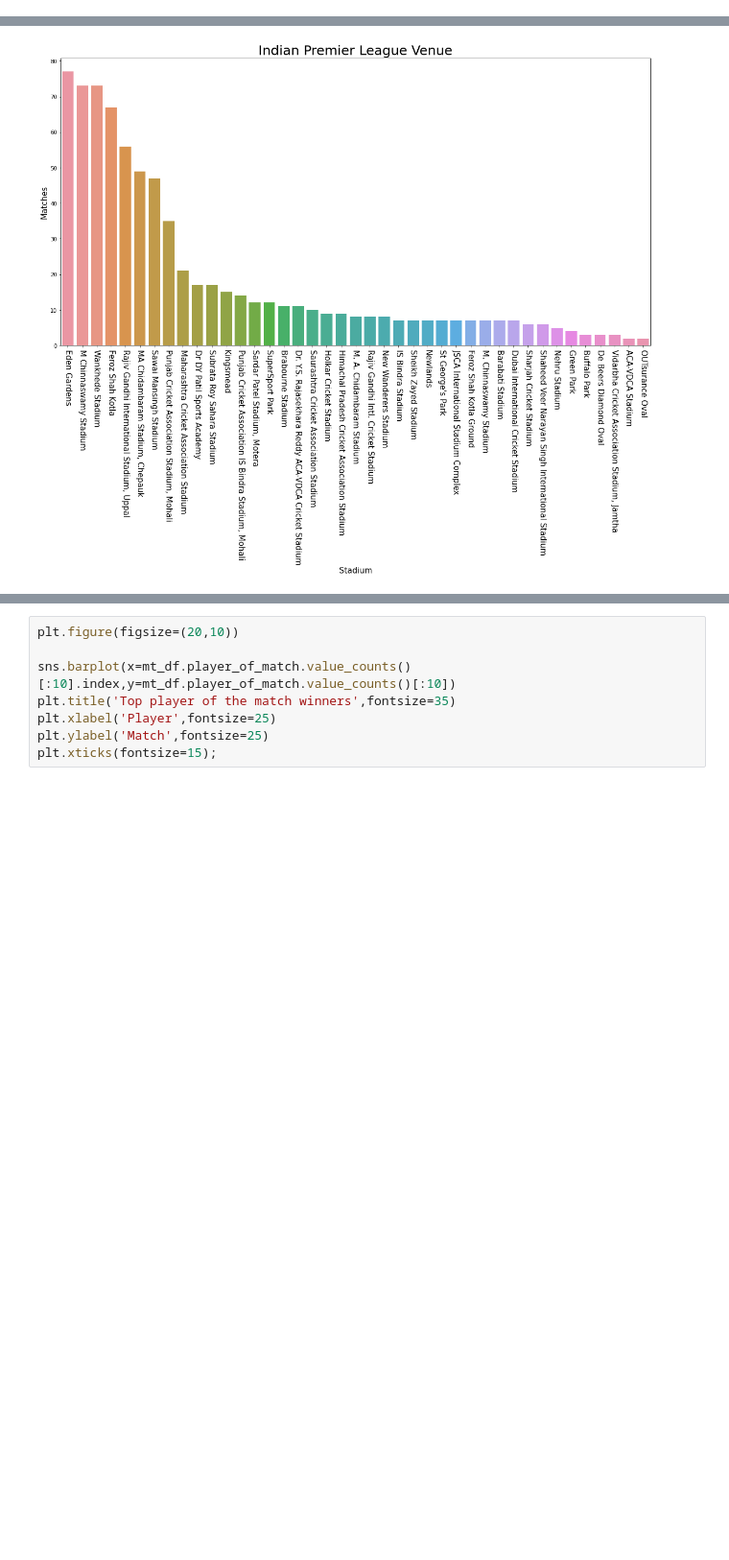
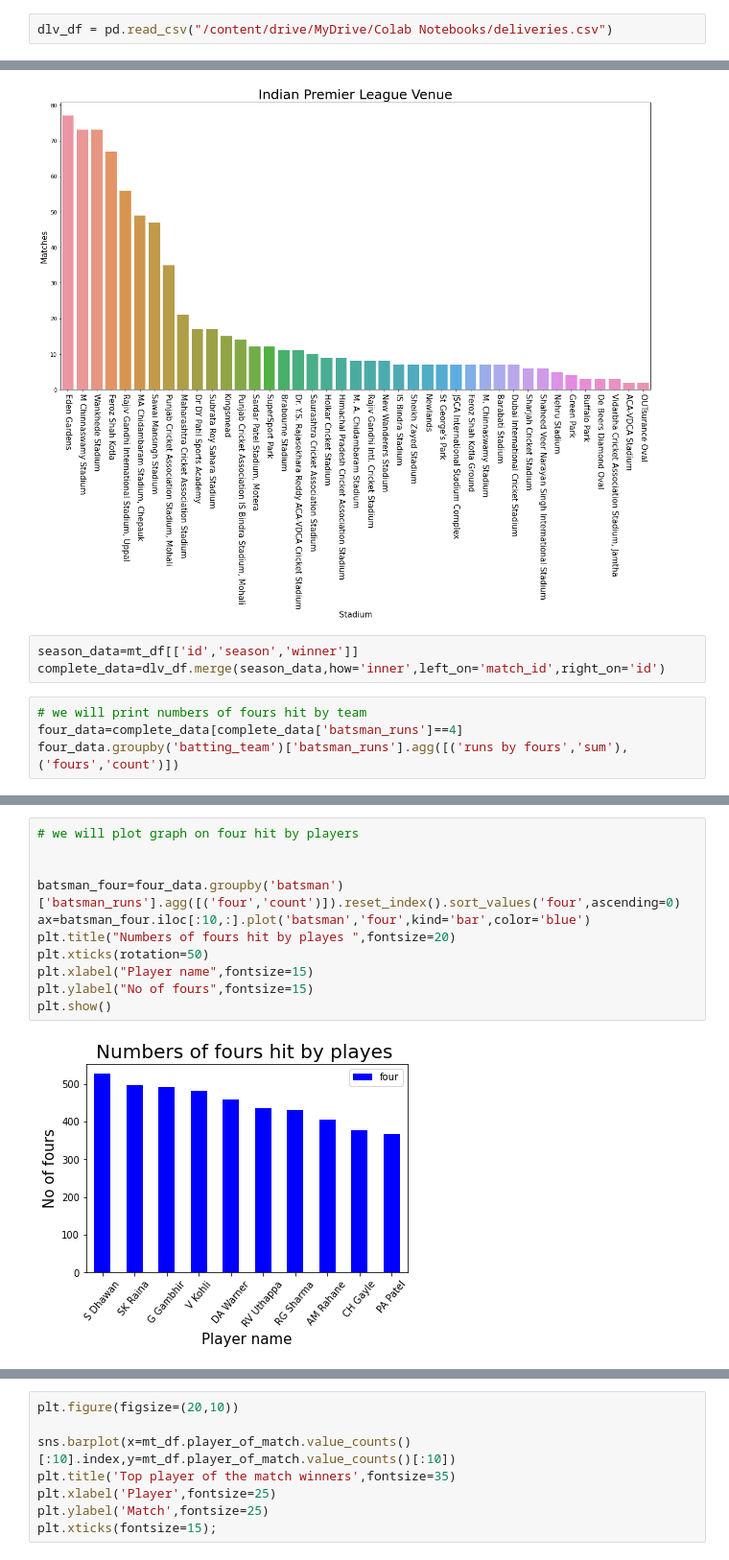
Before and after one commit to abhijeetraj22/TSF-GRIP_Tasks, a Jupyter notebook: TSF_Task_5.ipynb, the cells around one changed output, grey strips where cells are left out. Shown at 96% size. Drawn from its saved outputs; the diff is of its cells as text; blank space fills up the shorter version.

```diff
--- a/TSF_Task_5.ipynb
+++ b/TSF_Task_5.ipynb
@@ -34,6 +34,8 @@ import seaborn as sns
 ##STEP 2 - Importing the Dataset
 # %%
 mt_df=pd.read_csv('/content/drive/MyDrive/Colab Notebooks/matches.csv')
+# %%
+dlv_df = pd.read_csv("/content/drive/MyDrive/Colab Notebooks/deliveries.csv")
 # %%
 #first five rows of dataset
 mt_df.head()
@@ -186,3 +271,10 @@ plt.ylabel('Matches',fontsize=15)
 plt.xticks(rotation=-90,fontsize=15);
 # %% [output]
 [figure]
+# %%
+season_data=mt_df[['id','season','winner']]
+complete_data=dlv_df.merge(season_data,how='inner',left_on='match_id',right_on='id')
+# %%
+# we will print numbers of fours hit by team
+four_data=complete_data[complete_data['batsman_runs']==4]
+four_data.groupby('batting_team')['batsman_runs'].agg([('runs by fours','sum'),('fours','count')])
@@ -188,0 +353,13 @@ plt.xticks(rotation=-90,fontsize=15);
+# %%
+# we will plot graph on four hit by players
+
+
+batsman_four=four_data.groupby('batsman')['batsman_runs'].agg([('four','count')]).reset_index().sort_values('four',ascending=0)
+ax=batsman_four.iloc[:10,:].plot('batsman','four',kind='bar',color='blue')
+plt.title("Numbers of fours hit by playes ",fontsize=20)
+plt.xticks(rotation=50)
+plt.xlabel("Player name",fontsize=15)
+plt.ylabel("No of fours",fontsize=15)
+plt.show()
+# %% [output]
+[figure, added]
```
Also changed, not shown: parts of 18 cells of this notebook.
